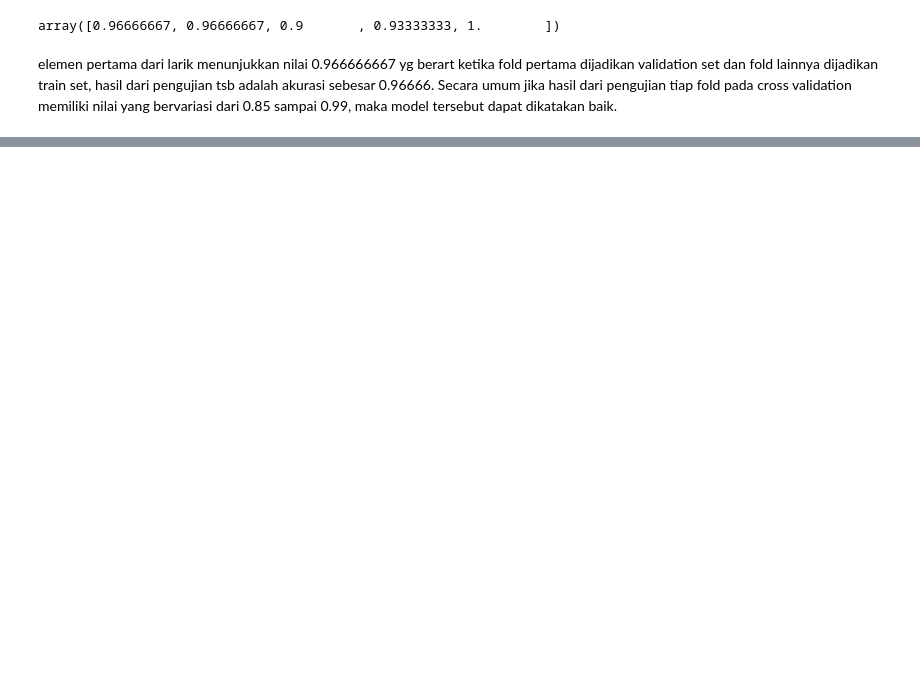
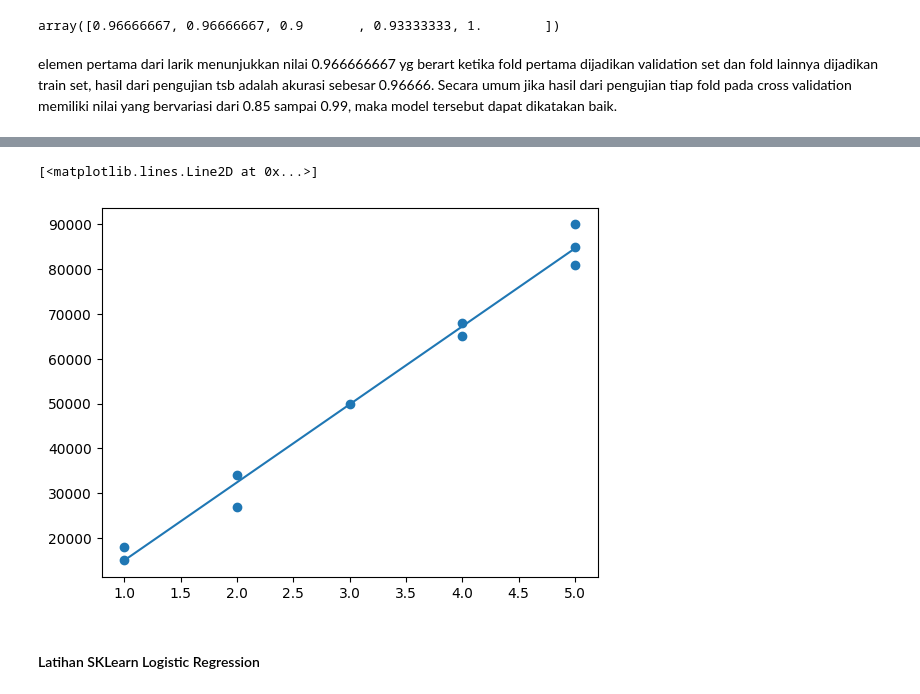
Before and after one commit to wansabrina/machine-learning-dicoding, a Jupyter notebook: notes/machinelearning.ipynb, the cells around one changed output, grey strips where cells are left out. Drawn from its saved outputs; the diff is of its cells as text; code cells hidden in the pictures; blank space fills up the shorter version.

```diff
--- a/notes/machinelearning.ipynb
+++ b/notes/machinelearning.ipynb
@@ -171,0 +292,9 @@ elemen pertama dari larik menunjukkan nilai 0.966666667 yg berart ketika fold pe
+# %%
+# melihat bagaimana model menyesuaikan dgn data yg kita miliki dengan membuat plot
+plt.scatter(bedrooms, house_price)
+plt.plot(bedrooms, linreg.predict(bedrooms))
+# %% [output]
+[<matplotlib.lines.Line2D at 0x...>]
+[figure, added]
+# %% [markdown]
+#### Latihan SKLearn Logistic Regression
```
Also changed, not shown: parts of 34 cells of this notebook, 4 other files.
